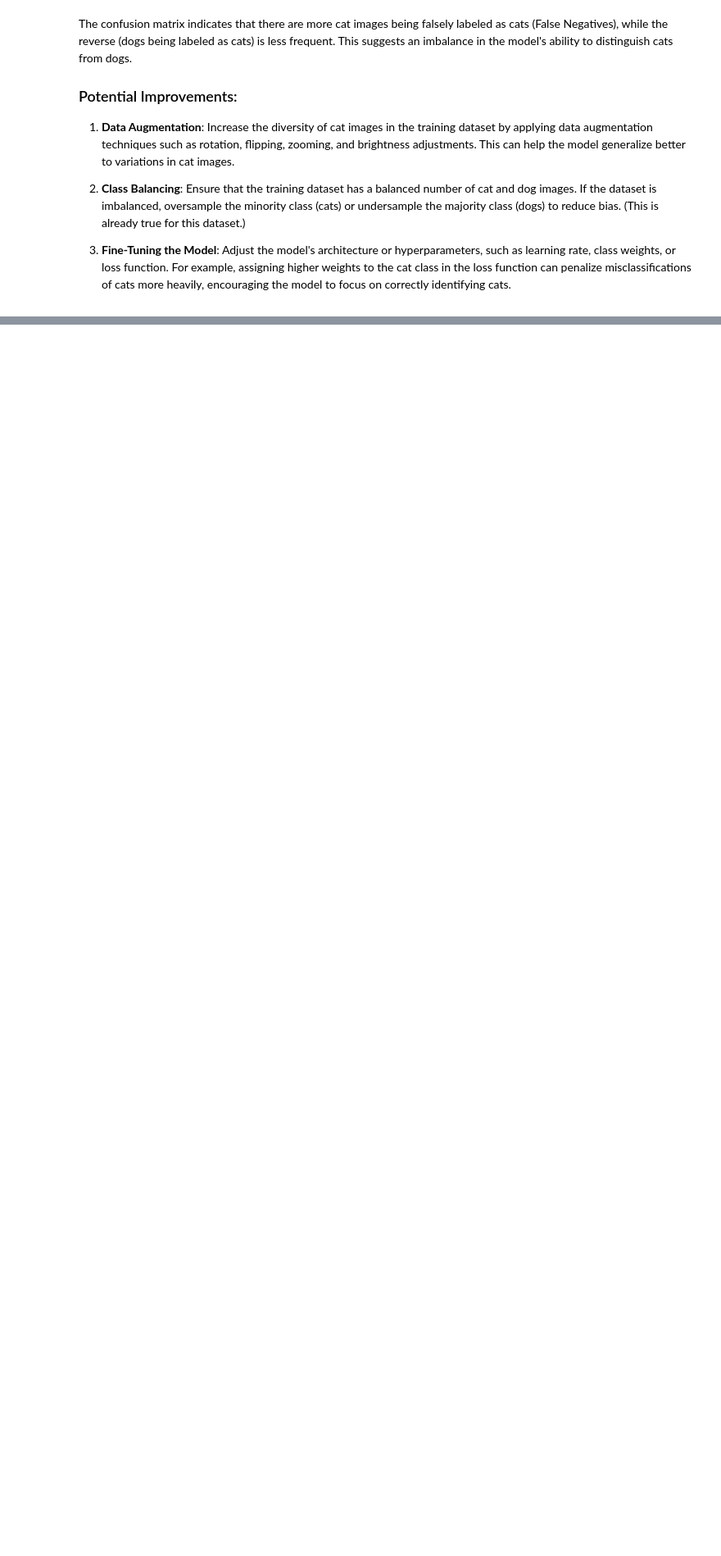
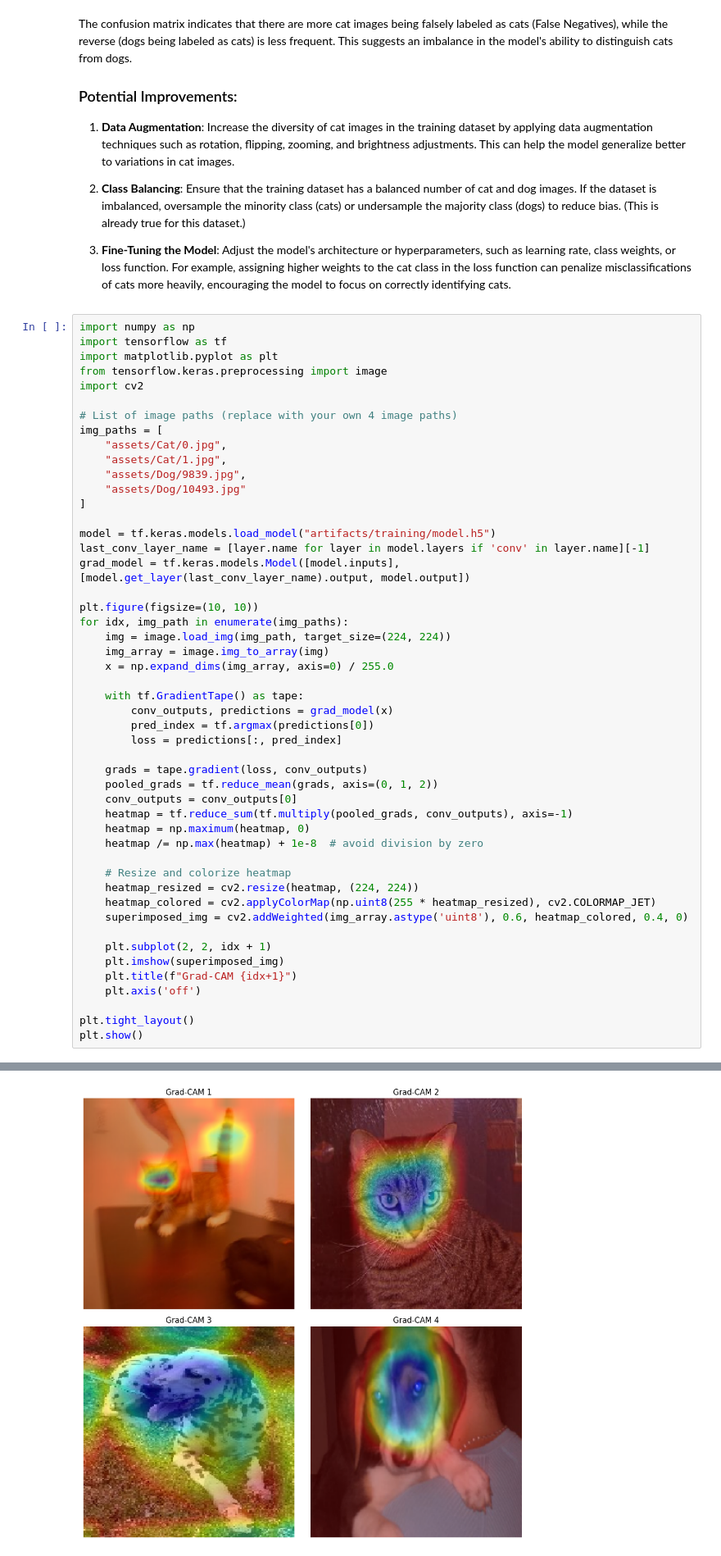
Before and after one commit to zkhechadoorian/CNNs_Cats_and_Dogs, a Jupyter notebook: research/st_05.ipynb, the cells around one changed output, grey strips where cells are left out. Shown at 82% size. Saved outputs shown, nothing was run; the diff lists cells and outputs as text; blank space fills up the shorter version.

```diff
--- a/research/st_05.ipynb
+++ b/research/st_05.ipynb
@@ -250,3 +250,53 @@ The confusion matrix indicates that there are more cat images being falsely labe
 2. **Class Balancing**: Ensure that the training dataset has a balanced number of cat and dog images. If the dataset is imbalanced, oversample the minority class (cats) or undersample the majority class (dogs) to reduce bias. (This is already true for this dataset.)
 
 3. **Fine-Tuning the Model**: Adjust the model's architecture or hyperparameters, such as learning rate, class weights, or loss function. For example, assigning higher weights to the cat class in the loss function can penalize misclassifications of cats more heavily, encouraging the model to focus on correctly identifying cats.
+# %%
+import numpy as np
+import tensorflow as tf
+import matplotlib.pyplot as plt
+from tensorflow.keras.preprocessing import image
+import cv2
+
+# List of image paths (replace with your own 4 image paths)
+img_paths = [
+    "assets/Cat/0.jpg",
+    "assets/Cat/1.jpg",
+    "assets/Dog/9839.jpg",
+    "assets/Dog/10493.jpg"
+]
+
+model = tf.keras.models.load_model("artifacts/training/model.h5")
+last_conv_layer_name = [layer.name for layer in model.layers if 'conv' in layer.name][-1]
+grad_model = tf.keras.models.Model([model.inputs], [model.get_layer(last_conv_layer_name).output, model.output])
+
+plt.figure(figsize=(10, 10))
+for idx, img_path in enumerate(img_paths):
+    img = image.load_img(img_path, target_size=(224, 224))
+    img_array = image.img_to_array(img)
+    x = np.expand_dims(img_array, axis=0) / 255.0
+
+    with tf.GradientTape() as tape:
+        conv_outputs, predictions = grad_model(x)
+        pred_index = tf.argmax(predictions[0])
+        loss = predictions[:, pred_index]
+
+    grads = tape.gradient(loss, conv_outputs)
+    pooled_grads = tf.reduce_mean(grads, axis=(0, 1, 2))
+    conv_outputs = conv_outputs[0]
+    heatmap = tf.reduce_sum(tf.multiply(pooled_grads, conv_outputs), axis=-1)
+    heatmap = np.maximum(heatmap, 0)
+    heatmap /= np.max(heatmap) + 1e-8  # avoid division by zero
+
+    # Resize and colorize heatmap
+    heatmap_resized = cv2.resize(heatmap, (224, 224))
+    heatmap_colored = cv2.applyColorMap(np.uint8(255 * heatmap_resized), cv2.COLORMAP_JET)
+    superimposed_img = cv2.addWeighted(img_array.astype('uint8'), 0.6, heatmap_colored, 0.4, 0)
+
+    plt.subplot(2, 2, idx + 1)
+    plt.imshow(superimposed_img)
+    plt.title(f"Grad-CAM {idx+1}")
+    plt.axis('off')
+
+plt.tight_layout()
+plt.show()
+# %% [output]
@@ -252,0 +307 @@ The confusion matrix indicates that there are more cat images being falsely labe
+[figure, added]
```
Also changed, not shown: parts of 4 cells of this notebook, 1 other file.
